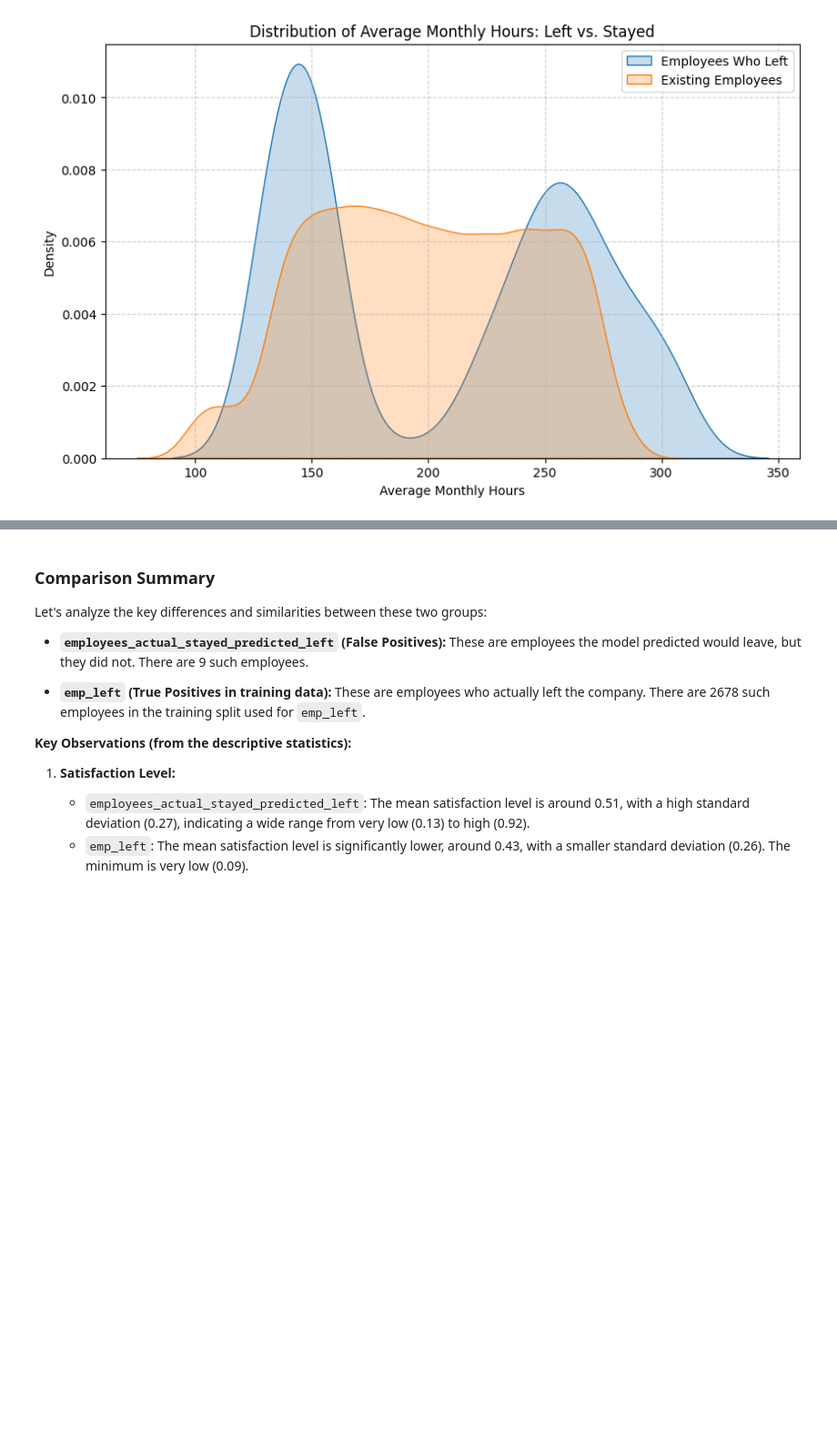
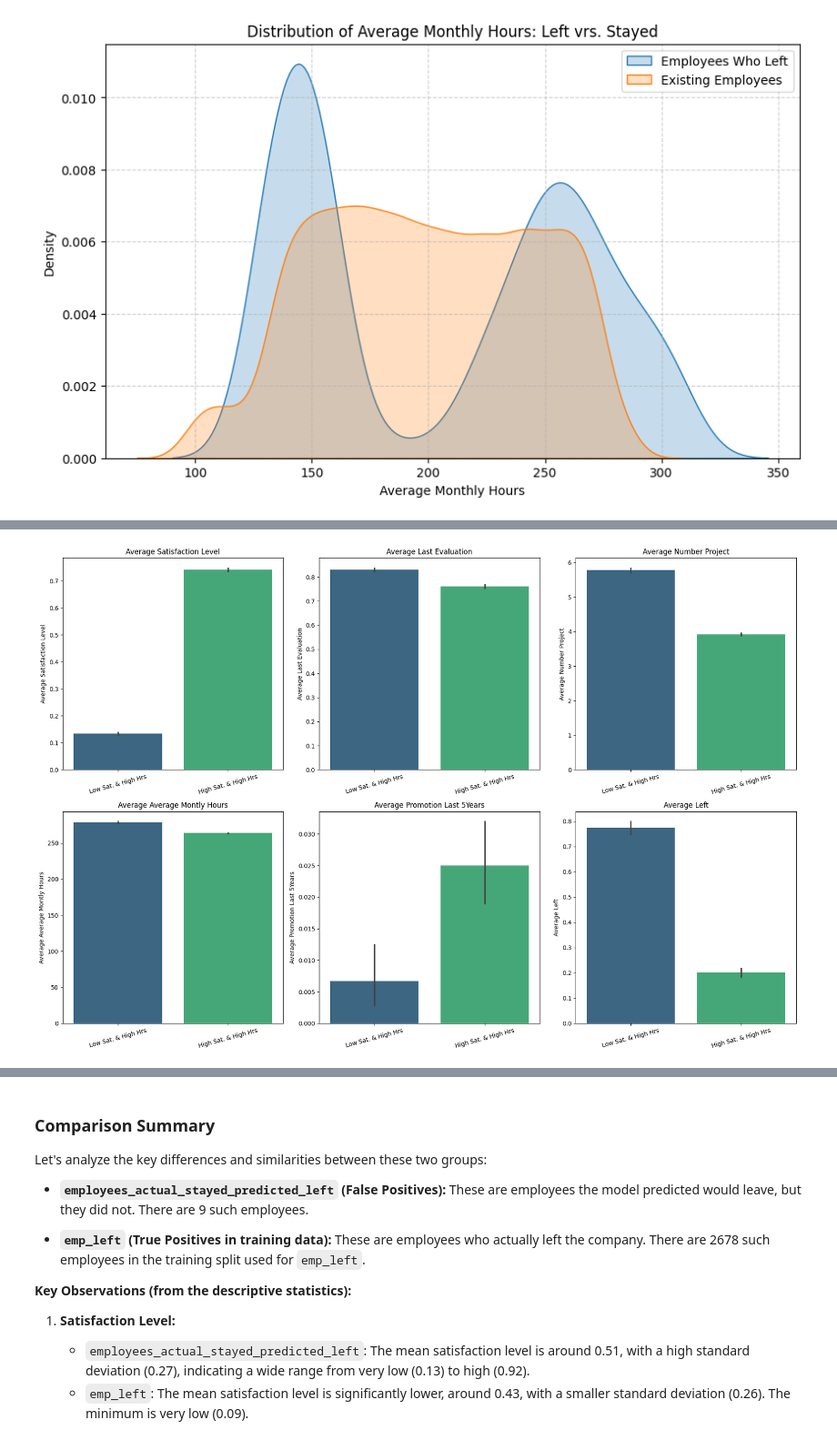
Before and after one commit to MrCee95/Employee-Attrition, a Jupyter notebook: Employee Attrition Final.ipynb, the cells around one changed output, grey strips where cells are left out. Shown at 91% size. Saved outputs shown, nothing was run; the diff lists cells and outputs as text; code cells hidden in the pictures; blank space fills up the shorter version.

```diff
--- a/Employee Attrition Final.ipynb
+++ b/Employee Attrition Final.ipynb
@@ -665,0 +785,30 @@ plt.show()
+# %%
+# Combine the two groups into a single DataFrame for easier plotting
+combined_high_hours_df = pd.concat([
+    low_satisfaction_high_hours.assign(Group='Low Sat. & High Hrs'),
+    high_satisfaction_high_hours.assign(Group='High Sat. & High Hrs')
+])
+
+# Define the features to visualize
+features_to_compare = [
+    'satisfaction_level',
+    'last_evaluation',
+    'number_project',
+    'average_montly_hours',
+    'promotion_last_5years',
+    'Left' # This is the attrition rate
+]
+
+plt.figure(figsize=(18, 12))
+for i, feature in enumerate(features_to_compare):
+    plt.subplot(2, 3, i + 1)
+    sns.barplot(x='Group', y=feature, data=combined_high_hours_df, palette='viridis')
+    plt.title(f'Average {feature.replace("_", " ").title()}')
+    plt.ylabel(f'Average {feature.replace("_", " ").title()}')
+    plt.xlabel('')
+    plt.xticks(rotation=15)
+
+plt.tight_layout()
+plt.show()
+# %% [output]
+[figure, added]
```
Also changed, not shown: parts of 34 cells of this notebook.
